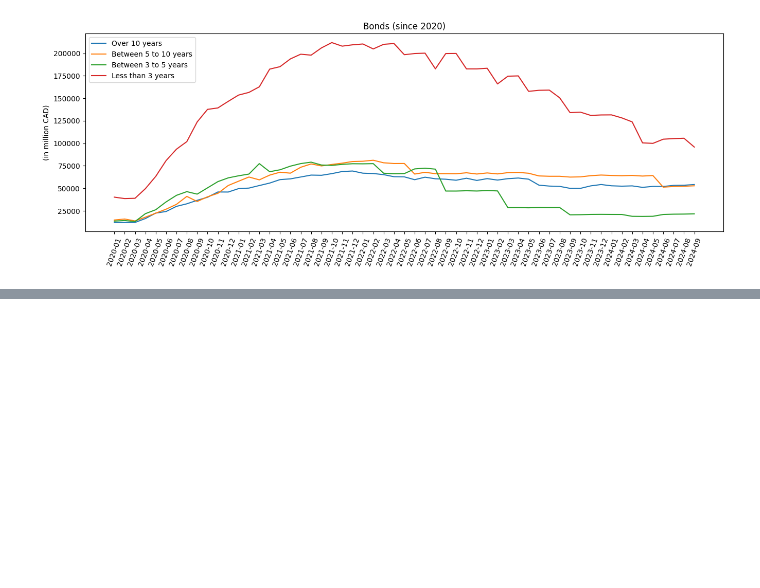
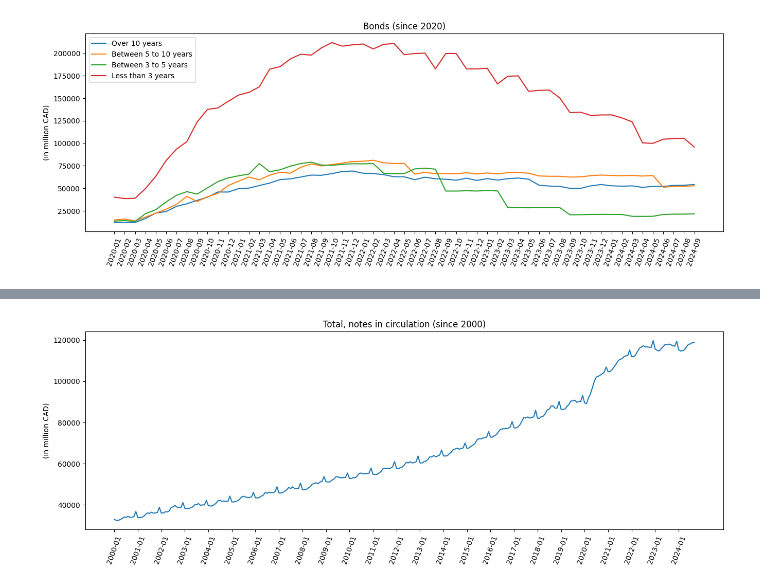
Before and after one commit to vanshuwjoshi/Bank-of-Canada-Assets-and-Liabilities, a Jupyter notebook: data_eda.ipynb, the cells around one changed output, grey strips where cells are left out. Saved outputs shown, nothing was run; the diff lists cells and outputs as text; code cells hidden in the pictures; blank space fills up the shorter version.

```diff
--- a/data_eda.ipynb
+++ b/data_eda.ipynb
@@ -245,0 +254,4 @@ plt.show()
+# %%
+plot_data("Total, notes in circulation")
+# %% [output]
+[figure, added]
```
Also changed, not shown: parts of 6 cells of this notebook.
